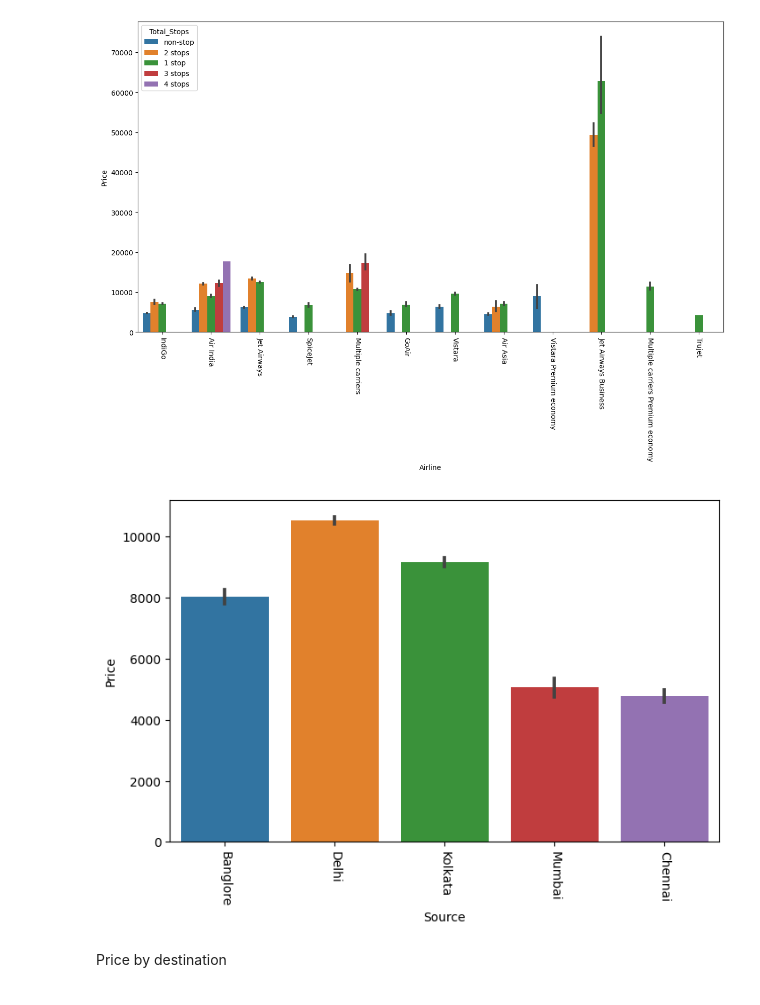
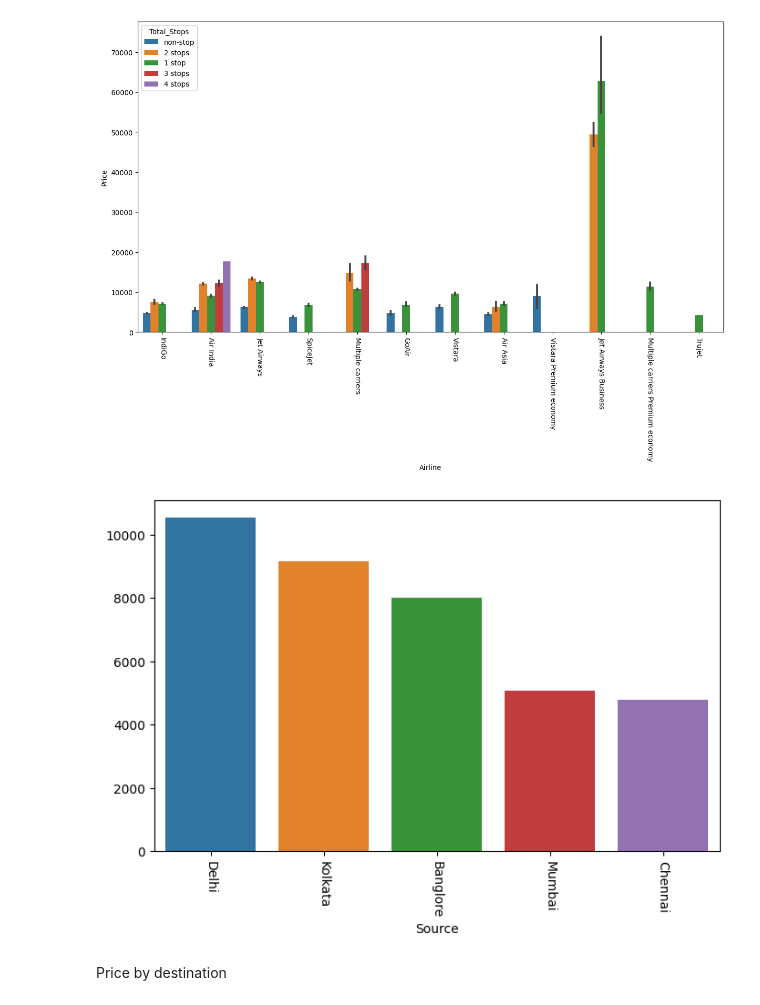
Before and after one commit to RochaErik/Project-Flight-Price-Predictor, a Jupyter notebook: Flight_Price_Predictor.ipynb, the cells around one changed output. Cells and saved outputs as stored; diff of their text form; code cells hidden in the pictures.

Commit message:
Correcting some barplots

```diff
--- a/Flight_Price_Predictor.ipynb
+++ b/Flight_Price_Predictor.ipynb
@@ -272,10 +272,12 @@ plt.show()
 [figure]
 # %%
 plt.figure(figsize=(8,5))
-sns.barplot(data=df.sort_values('Price', ascending=False), x='Source', y='Price')
+
+Source_prices = df.groupby(df.Source)['Price'].mean().sort_values(ascending=False)
+sns.barplot(x=Source_prices.index, y=Source_prices.values)
 plt.xticks(rotation=270)
 plt.show()
 # %% [output]
-[figure, old version]
+[figure, new version]
 # %% [markdown]
 Price by destination
```
Also changed, not shown: parts of 3 cells of this notebook.
